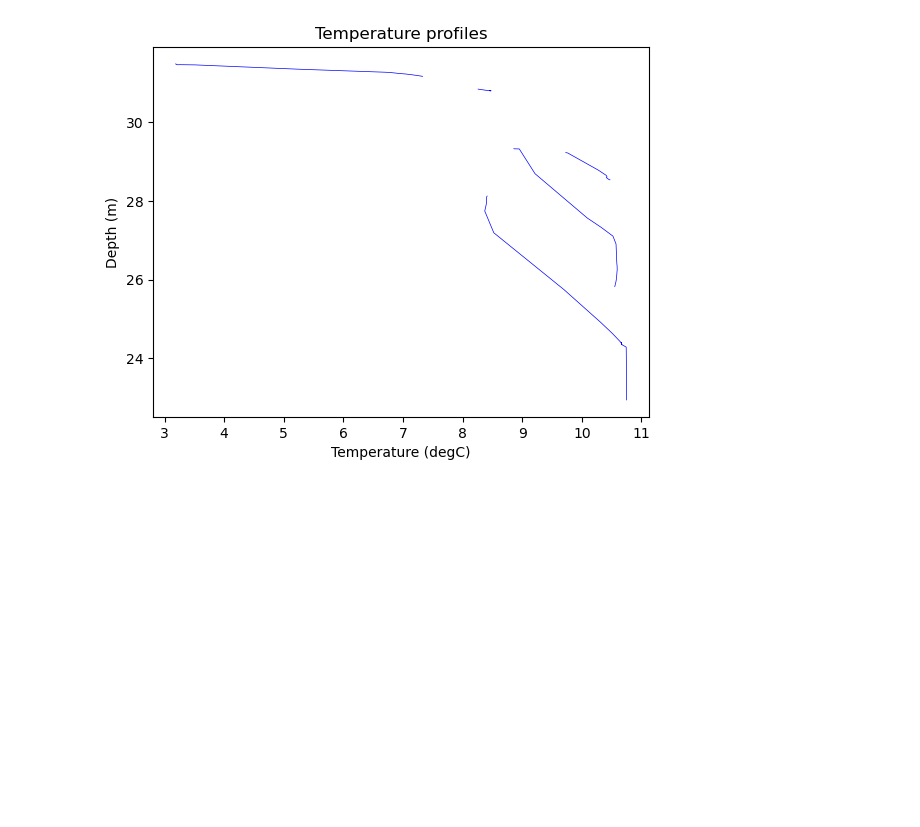
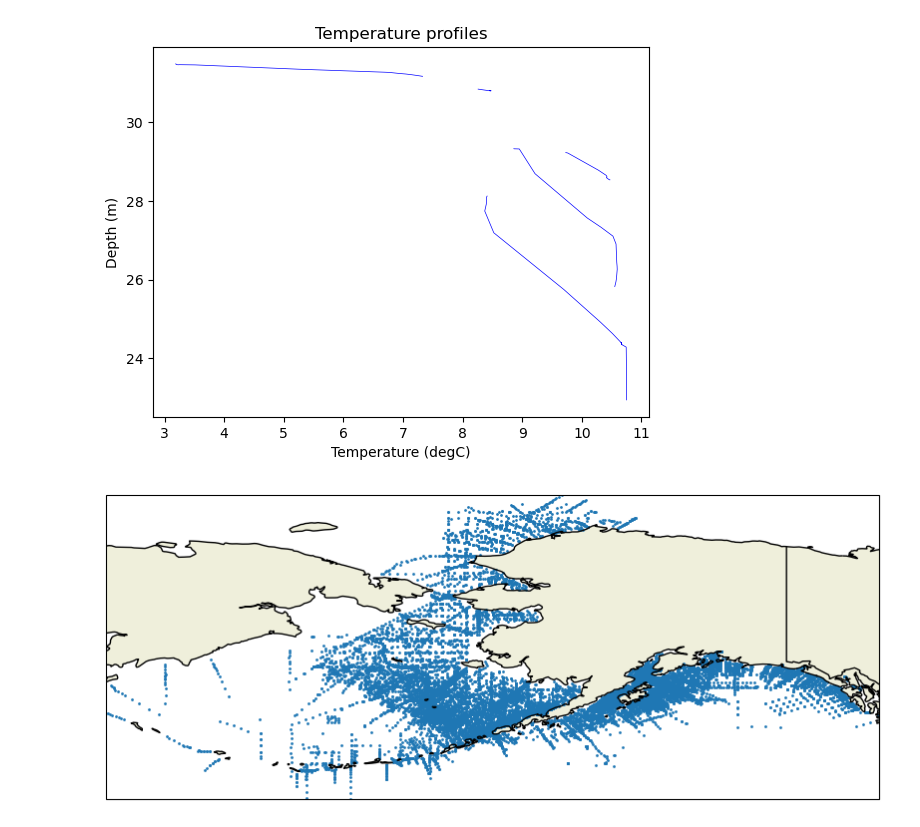
Before and after one commit to KingNook/Clustering-in-the-Alaskan-Seas, a Jupyter notebook: data_exploration.ipynb, the cells around one changed output. Drawn from its saved outputs; the diff is of its cells as text; code cells hidden in the pictures; blank space fills up the shorter version.

Commit message:
plot: profile locations

```diff
--- a/data_exploration.ipynb
+++ b/data_exploration.ipynb
@@ -96,3 +95,33 @@ ax.set_ylabel('Depth (m)')
 Plotting finished in 0.00s
 Text(0, 0.5, 'Depth (m)')
 [figure]
+# %%
+proj = ccrs.PlateCarree(central_longitude=180)
+
+fig, ax = plt.subplots(figsize=(10, 5), subplot_kw={
+    'projection': proj
+})
+
+lons = data.LONGITUDE
+lats = data.LATITUDE
+
+ext = (lons.data.min()+180, lons.data.max()+180, lats.data.min(), lats.data.max())
+
+ax.set_extent(
+    ext,
+    crs = proj
+)
+
+ax.scatter(
+    data.LONGITUDE+180, data.LATITUDE,
+    s=1,
+    transform = proj
+)
+
+ax.add_feature(cfeature.COASTLINE)
+ax.add_feature(cfeature.BORDERS)
+ax.add_feature(cfeature.LAND)
+
+plt.show()
+# %% [output]
+[figure, added]
```
Also changed, not shown: parts of 1 cell of this notebook, 1 other file.
